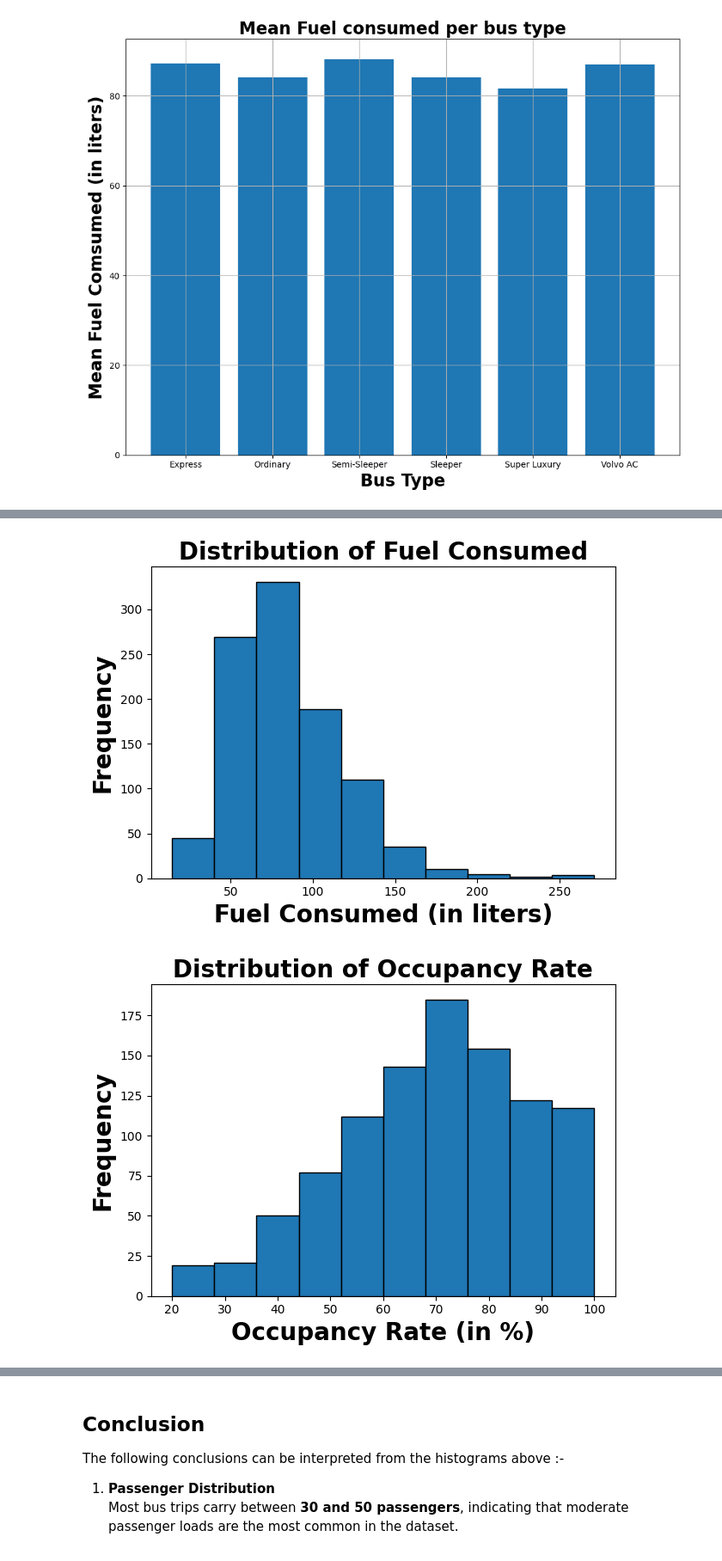
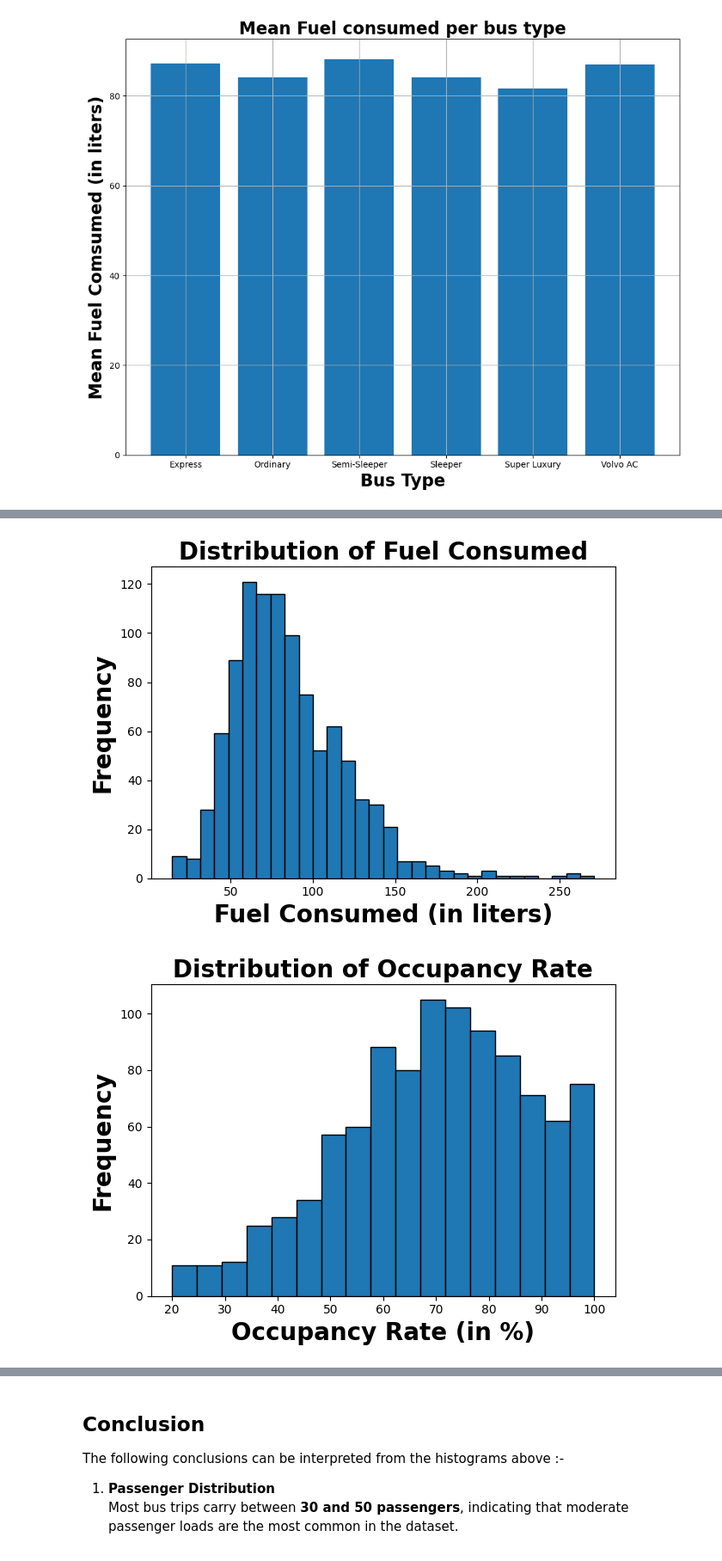
Before and after one commit to VRYeshwanth/AI-ML-Journey, a Jupyter notebook: Matplotlib Basics/Transport Data Analysis/analysis.ipynb, the cells around one changed output, grey strips where cells are left out. Shown at 86% size. Saved outputs shown, nothing was run; the diff lists cells and outputs as text; code cells hidden in the pictures.

```diff
--- a/Matplotlib Basics/Transport Data Analysis/analysis.ipynb
+++ b/Matplotlib Basics/Transport Data Analysis/analysis.ipynb
@@ -160,21 +160,21 @@ plt.title("Distribution of Fuel Consumed", fontweight="bold", fontsize=20)
 plt.xlabel("Fuel Consumed (in liters)", fontweight="bold", fontsize=20)
 plt.ylabel("Frequency", fontweight="bold", fontsize=20)
 
-plt.hist(df['fuel_consumed_liters'], edgecolor="black")
+plt.hist(df['fuel_consumed_liters'], bins='auto', edgecolor="black")
 plt.tight_layout()
 plt.show()
 # %% [output]
-[figure, old version]
+[figure, new version]
 # %%
 plt.title("Distribution of Occupancy Rate", fontweight="bold", fontsize=20)
 plt.xlabel("Occupancy Rate (in %)", fontweight="bold", fontsize=20)
 plt.ylabel("Frequency", fontweight="bold", fontsize=20)
 
-plt.hist(df['occupancy_rate'], edgecolor="black")
+plt.hist(df['occupancy_rate'], bins='auto', edgecolor="black")
 plt.tight_layout()
 plt.show()
 # %% [output]
-[figure, old version]
+[figure, new version]
 # %%
 plt.title("Distribution of distance travelled", fontweight="bold", fontsize=20)
 plt.xlabel("Distance Travelled (km)", fontweight="bold", fontsize=20)
```
Also changed, not shown: parts of 3 cells of this notebook.
